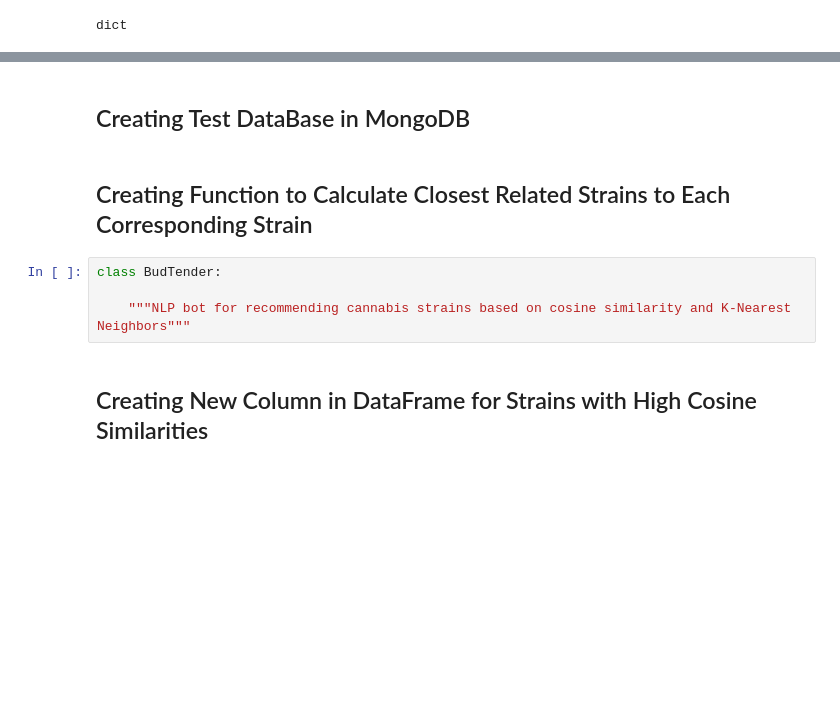
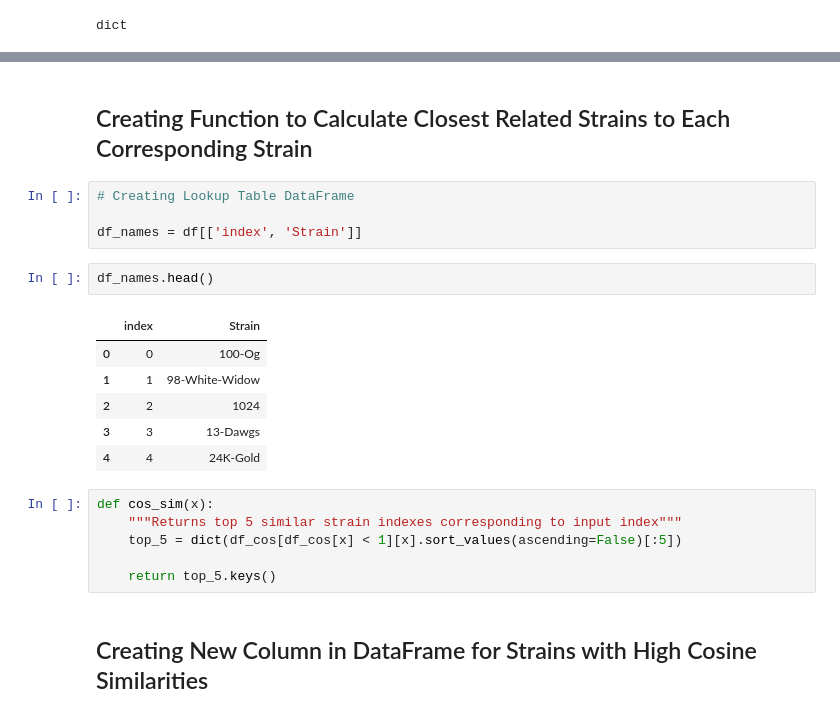
Before and after one commit to RAV10K1/DS-1, a Jupyter notebook: dataset/Cosine_Similarity_Model.ipynb, the cells around one changed output, grey strips where cells are left out. Saved outputs shown, nothing was run; the diff lists cells and outputs as text; blank space fills up the shorter version.

```diff
--- a/dataset/Cosine_Similarity_Model.ipynb
+++ b/dataset/Cosine_Similarity_Model.ipynb
@@ -157,14 +204,27 @@ df.iloc[[i for i in OG100_top_5], 1:6]
 | 1384 | Monster-Og | hybrid | Hungry,Relaxed,Happy,Tingly,Sleepy | Woody,Spicy/Herbal,Earthy | Monster OG from The Green Element... |
 | 1837 | Skywalker-Og | hybrid | Relaxed,Euphoric,Happy,Uplifted,S... | Earthy,Pungent,Sweet | Skywalker OG is a potent indica-d... |
 | 1361 | Merlot-Og | indica | Relaxed,Happy,Uplifted,Euphoric,T... | Butter,Flowery,Earthy | SoCal cannabis breeders Ocean Gro... |
-# %% [markdown]
-## Creating Test DataBase in MongoDB
 # %% [markdown]
 ## Creating Function to Calculate Closest Related Strains to Each Corresponding Strain
-# %%
-class BudTender:
-
-    """NLP bot for recommending cannabis strains based on cosine similarity and K-Nearest Neighbors"""
+# %%
+# Creating Lookup Table DataFrame
+
+df_names = df[['index', 'Strain']]
+# %%
+df_names.head()
+# %% [output]
+|  | index | Strain |
+| 0 | 0 | 100-Og |
+| 1 | 1 | 98-White-Widow |
+| 2 | 2 | 1024 |
+| 3 | 3 | 13-Dawgs |
+| 4 | 4 | 24K-Gold |
+# %%
+def cos_sim(x):
+    """Returns top 5 similar strain indexes corresponding to input index"""
+    top_5 = dict(df_cos[df_cos[x] < 1][x].sort_values(ascending=False)[:5])
+
+    return top_5.keys()
 # %% [markdown]
 ## Creating New Column in DataFrame for Strains with High Cosine Similarities
 # %%
```
Also changed, not shown: parts of 10 cells of this notebook.
